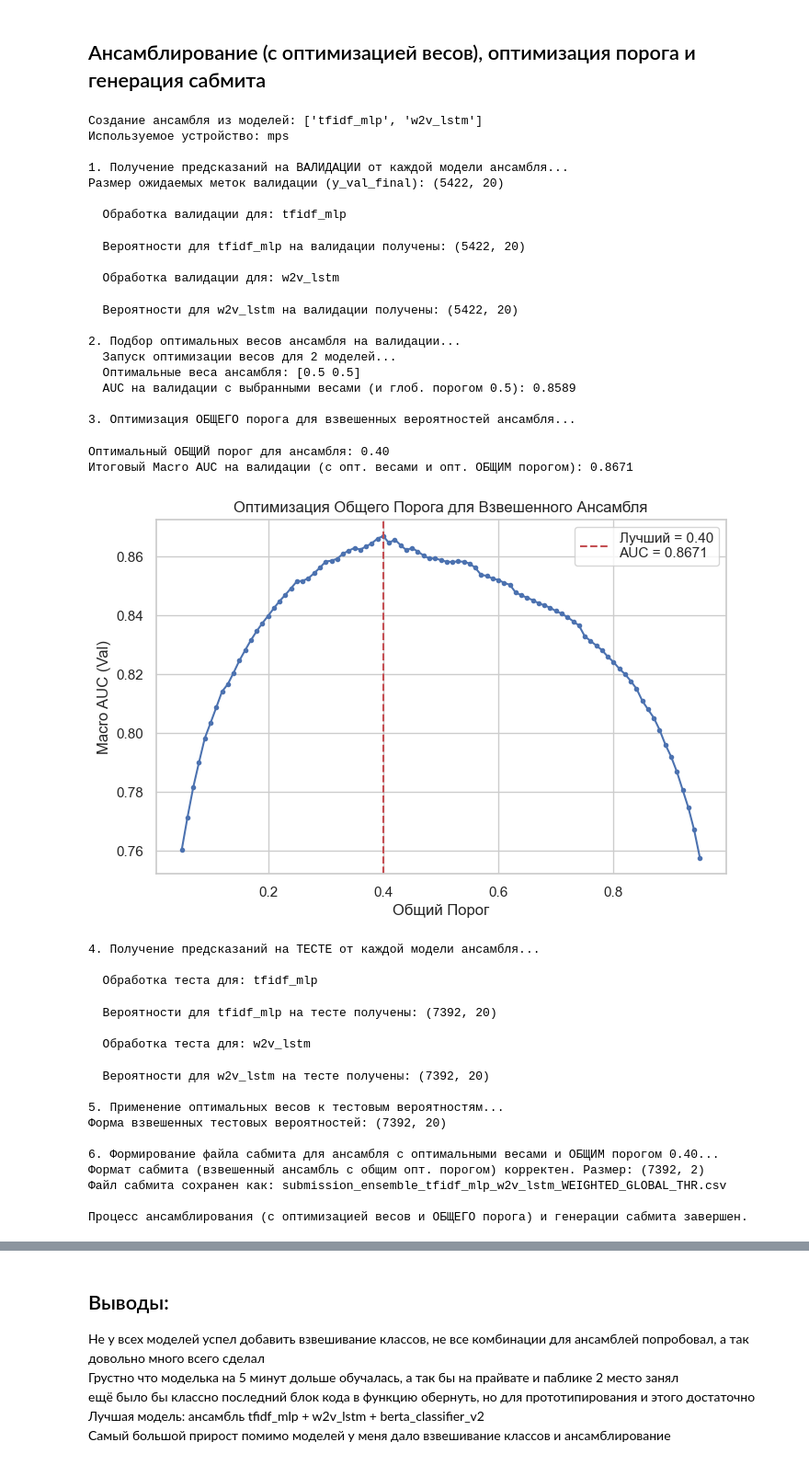
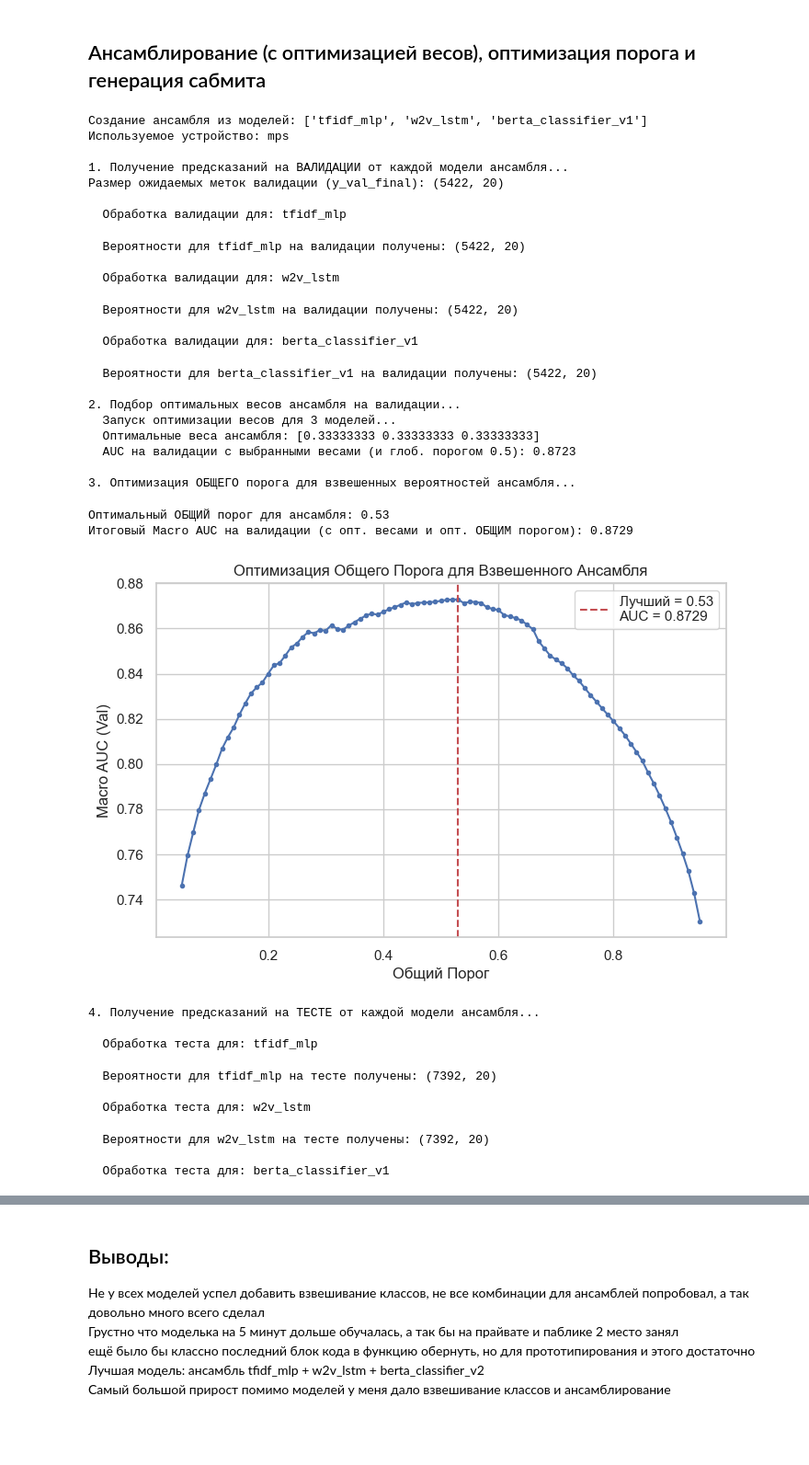
Before and after one commit to maxlyara1/hw1_DL, a Jupyter notebook: 27.ipynb, the cells around one changed output, grey strips where cells are left out. Shown: that part at 92% size. Drawn from its saved outputs; the diff is of its cells as text; code cells hidden in the pictures; blank space fills up the shorter version.

```diff
--- a/27.ipynb
+++ b/27.ipynb
@@ -2250,7 +2250,7 @@ def get_pytorch_model_predictions(model_instance, dataloader, device, model_type
             all_probas_list.append(torch.sigmoid(outputs).cpu().numpy())
     return np.concatenate(all_probas_list, axis=0)
 
-MODELS_FOR_ENSEMBLE = ['tfidf_mlp', 'w2v_lstm']
+MODELS_FOR_ENSEMBLE = ['tfidf_mlp', 'w2v_lstm', 'berta_classifier_v1']
 # Возможные ключи: "tfidf_mlp", "w2v_lstm", "cnn_emb", "rnn_emb",
 # "bert_tiny", "w2v_lstm_augmented", "hybrid_tfidf_bert_mlp", "berta_classifier_v1", "berta_classifier_v2"
 
@@ -2313,7 +2313,6 @@ for model_key in MODELS_FOR_ENSEMBLE:
         current_val_loader = None
         model_type_hint = '' # 'mlp', 'rnn', 'cnn'
 
-        # Предполагается, что все переменные (val_loader_tfidf, INPUT_DIM и т.д.) определены глобально
         if model_key == "tfidf_mlp":
             if 'val_loader_tfidf' not in globals(): raise NameError("val_loader_tfidf не определен!")
             current_val_loader = val_loader_tfidf
@@ -2369,7 +2368,6 @@ val_probas_stack_np = np.array(all_val_probas_list)
 
 # --- Шаг 2: Подбор оптимальных весов ансамбля на валидации ---
 print("\n2. Подбор оптимальных весов ансамбля на валидации...")
-# calculate_auc должна быть определена глобально
 def roc_auc_for_weighted_ensemble(weights, probas_stack, targets_tensor_for_auc, global_threshold=0.5):
     weighted_probas = np.tensordot(np.array(weights), probas_stack, axes=([0],[0]))
     # При оптимизации весов, используем вероятности напрямую или бинаризованные с фиксированным порогом.
@@ -2394,7 +2392,7 @@ optimization_result = minimize(
 
 if optimization_result.success:
     best_ensemble_weights = np.clip(optimization_result.x, 0, 1)
-    if np.sum(best_ensemble_weights) < 1e-6 : # Если все веса близки к нулю
+    if np.sum(best_ensemble_weights) < 1e-6 :
         best_ensemble_weights = initial_weights
         print("  Оптимизация дала нулевые веса, используем равные веса.")
     else:
@@ -2413,7 +2411,7 @@ print("\n3. Оптимизация ОБЩЕГО порога для взвеше
 best_global_threshold_ensemble = 0.5
 best_val_auc_for_global_threshold = -1.0
 auc_by_global_threshold_ensemble = []
-thresholds_to_check_global = np.arange(0.05, 0.96, 0.01) # Диапазон порогов
+thresholds_to_check_global = np.arange(0.05, 0.96, 0.01)
 
 for threshold_val in tqdm(thresholds_to_check_global, desc="Optimizing Global Ensemble Threshold"):
     val_preds_binary_ensemble = (weighted_avg_val_proba_np >= threshold_val).astype(int)
@@ -2439,11 +2437,10 @@ plt.show()
 # --- Шаг 4: Получение предсказаний на ТЕСТЕ от каждой модели ансамбля ---
 print("\n4. Получение предсказаний на ТЕСТЕ от каждой модели ансамбля...")
 all_test_probas_list = []
-# DATA_PATH должен быть определен глобально
 test_df_orig = pd.read_csv(os.path.join(DATA_PATH, 'test.csv'))
 sample_submission_df = pd.read_csv(os.path.join(DATA_PATH, 'sample_submission.csv'))
 test_ids = test_df_orig['id'].tolist()
-test_df_processed = test_df_orig.copy() # Копия для добавления обработанных текстов
+test_df_processed = test_df_orig.copy()
 
 for model_key in MODELS_FOR_ENSEMBLE:
     print(f"\n  Обработка теста для: {model_key}")
@@ -2459,7 +2456,7 @@ for model_key in MODELS_FOR_ENSEMBLE:
         if 'text_cleaned_bert' not in test_df_processed.columns: # clean_text_for_bert должен быть глобальным
             test_df_processed['text_cleaned_bert'] = test_df_processed['text'].progress_apply(clean_text_for_bert)
 
-        _max_len_current_bert = BERT_MAX_LEN if model_key == "bert_tiny" else BERT_MAX_LEN_BERTA # Глобальные переменные
+        _max_len_current_bert = BERT_MAX_LEN if model_key == "bert_tiny" else BERTA_V1_MAX_LEN # Глобальные переменные
 
         test_texts_for_bert = test_df_processed['text_cleaned_bert'].tolist()
         hg_test_dataset_current_bert = HFDataset.from_dict({'text': test_texts_for_bert})
@@ -2477,14 +2474,12 @@ for model_key in MODELS_FOR_ENSEMBLE:
             globals().get('BERT_BATCH_SIZE', 16), NUM_WORKERS_ENSEMBLE_TEST
         )
         del _current_tokenizer_test, tokenized_test_dataset_current_bert, hg_test_dataset_current_bert
-    elif model_key == "berta_classifier_v2": # <--- Убедитесь, что ключ здесь соответствует вашему MODEL_PATHS
-        # Токенизатор должен быть сохранен вместе с моделью berta_classifier_v2
+    elif model_key == "berta_classifier_v2":
         _current_tokenizer_test = AutoTokenizer.from_pretrained(model_path)
 
         if 'text_cleaned_bert' not in test_df_processed.columns:
             test_df_processed['text_cleaned_bert'] = test_df_processed['text'].progress_apply(clean_text_for_bert)
 
-        # Используем BERTA_V2_MAX_LEN, определенный глобально
         _max_len_current_bert = BERTA_V2_MAX_LEN
 
         test_texts_for_bert = test_df_processed['text_cleaned_bert'].tolist()
@@ -2512,7 +2507,6 @@ for model_key in MODELS_FOR_ENSEMBLE:
         model_instance = None
         current_test_loader = None
         model_type_hint = ''
-        # Все функции очистки, векторизаторы, словари и параметры моделей предполагаются глобально определенными
 
         if model_key == "tfidf_mlp":
             cleaned_col = 'text_cleaned_tfidf_test'
@@ -2554,10 +2548,8 @@ for model_key in MODELS_FOR_ENSEMBLE:
                 test_df_processed[cleaned_col] = test_df_processed['text'].progress_apply(clean_text_for_sequential)
 
             test_sequences_aug = [text_to_sequence(text, word_to_idx_aug) for text in tqdm(test_df_processed[cleaned_col], desc=f"Test Seq ({model_key})")]
-            # MAX_LEN_AUG или MAX_LEN? Оригинал использовал MAX_LEN. Уточнить, если есть MAX_LEN_AUG.
             _max_len_aug = globals().get('MAX_LEN_AUG', MAX_LEN)
             test_dataset_aug = SequenceDataset(test_sequences_aug, np.zeros((len(test_sequences_aug), OUTPUT_DIM)), _max_len_aug)
-            # collate_fn_for_augmented_lstm должен быть определен глобально
             if 'collate_fn_for_augmented_lstm' not in globals(): raise NameError("collate_fn_for_augmented_lstm не определен!")
             current_test_loader = DataLoader(test_dataset_aug, batch_size=TEST_BATCH_SIZE_ENSEMBLE, shuffle=False, collate_fn=collate_fn_for_augmented_lstm, num_workers=NUM_WORKERS_ENSEMBLE_TEST)
             model_instance = LSTMClassifier(VOCAB_SIZE_AUG, W2V_VECTOR_SIZE_AUG, LSTM_HIDDEN_DIM_AUG, OUTPUT_DIM, LSTM_LAYERS_AUG, LSTM_BIDIRECTIONAL_AUG, LSTM_DROPOUT_AUG, PAD_IDX_AUG).to(device)
@@ -2612,56 +2604,52 @@ print("\n5. Применение оптимальных весов к тесто
 weighted_avg_test_proba_np = np.tensordot(best_ensemble_weights, test_probas_stack_np, axes=([0],[0]))
 print(f"Форма взвешенных тестовых вероятностей: {weighted_avg_test_proba_np.shape}")
 
 # --- Шаг 6: Формирование сабмита с оптимальным ОБЩИМ порогом ---
 print(f"\n6. Формирование файла сабмита для ансамбля с оптимальными весами и ОБЩИМ порогом {best_global_threshold_ensemble:.2f}...")
 final_preds_binary_ensemble_test = (weighted_avg_test_proba_np >= best_global_threshold_ensemble).astype(int)
 pred_strings_ensemble_test = [" ".join(map(str, row)) for row in final_preds_binary_ensemble_test]
 submission_df_final_ensemble = pd.DataFrame({'id': test_ids, 'labels': pred_strings_ensemble_test})
 
 if submission_df_final_ensemble.shape[0] == sample_submission_df.shape[0] and \
    list(submission_df_final_ensemble.columns) == list(sample_submission_df.columns):
     print(f"Формат сабмита (взвешенный ансамбль с общим опт. порогом) корректен. Размер: {submission_df_final_ensemble.shape}")
     submission_df_final_ensemble.to_csv(SUBMISSION_FILENAME, index=False)
     print(f"Файл сабмита сохранен как: {SUBMISSION_FILENAME}")
 else:
     print("Ошибка: Формат или размер сабмита (взвешенный ансамбль) не соответствует sample_submission!")
 
 print("\nПроцесс ансамблирования (с оптимизацией весов и ОБЩЕГО порога) и генерации сабмита завершен.")
 # %% [output]
-Создание ансамбля из моделей: ['tfidf_mlp', 'w2v_lstm']
+Создание ансамбля из моделей: ['tfidf_mlp', 'w2v_lstm', 'berta_classifier_v1']
 Используемое устройство: mps
 
 1. Получение предсказаний на ВАЛИДАЦИИ от каждой модели ансамбля...
 Размер ожидаемых меток валидации (y_val_final): (5422, 20)
 
   Обработка валидации для: tfidf_mlp
   Вероятности для tfidf_mlp на валидации получены: (5422, 20)
 
   Обработка валидации для: w2v_lstm
   Вероятности для w2v_lstm на валидации получены: (5422, 20)
 
-2. Подбор оптимальных весов ансамбля на валидации...
-  Запуск оптимизации весов для 2 моделей...
-  Оптимальные веса ансамбля: [0.5 0.5]
-  AUC на валидации с выбранными весами (и глоб. порогом 0.5): 0.8589
-
-3. Оптимизация ОБЩЕГО порога для взвешенных вероятностей ансамбля...
+  Обработка валидации для: berta_classifier_v1
-Оптимальный ОБЩИЙ порог для ансамбля: 0.40
-Итоговый Macro AUC на валидации (с опт. весами и опт. ОБЩИМ порогом): 0.8671
+  Вероятности для berta_classifier_v1 на валидации получены: (5422, 20)
+
+2. Подбор оптимальных весов ансамбля на валидации...
+  Запуск оптимизации весов для 3 моделей...
+  Оптимальные веса ансамбля: [0.33333333 0.33333333 0.33333333]
+  AUC на валидации с выбранными весами (и глоб. порогом 0.5): 0.8723
+
+3. Оптимизация ОБЩЕГО порога для взвешенных вероятностей ансамбля...
+Оптимальный ОБЩИЙ порог для ансамбля: 0.53
+Итоговый Macro AUC на валидации (с опт. весами и опт. ОБЩИМ порогом): 0.8729
-[figure, old version]
+[figure, new version]
-4. Получение предсказаний на ТЕСТЕ от каждой модели ансамбля...
-
-  Обработка теста для: tfidf_mlp
-  Вероятности для tfidf_mlp на тесте получены: (7392, 20)
+4. Получение предсказаний на ТЕСТЕ от каждой модели ансамбля...
 
-  Обработка теста для: w2v_lstm
+  Обработка теста для: tfidf_mlp
-  Вероятности для w2v_lstm на тесте получены: (7392, 20)
+  Вероятности для tfidf_mlp на тесте получены: (7392, 20)
 
-5. Применение оптимальных весов к тестовым вероятностям...
-Форма взвешенных тестовых вероятностей: (7392, 20)
-
-6. Формирование файла сабмита для ансамбля с оптимальными весами и ОБЩИМ порогом 0.40...
-Формат сабмита (взвешенный ансамбль с общим опт. порогом) корректен. Размер: (7392, 2)
-Файл сабмита сохранен как: submission_ensemble_tfidf_mlp_w2v_lstm_WEIGHTED_GLOBAL_THR.csv
-
-Процесс ансамблирования (с оптимизацией весов и ОБЩЕГО порога) и генерации сабмита завершен.
+  Обработка теста для: w2v_lstm
+  Вероятности для w2v_lstm на тесте получены: (7392, 20)
+
+  Обработка теста для: berta_classifier_v1
```
Also changed, not shown: parts of 1 cell of this notebook.
